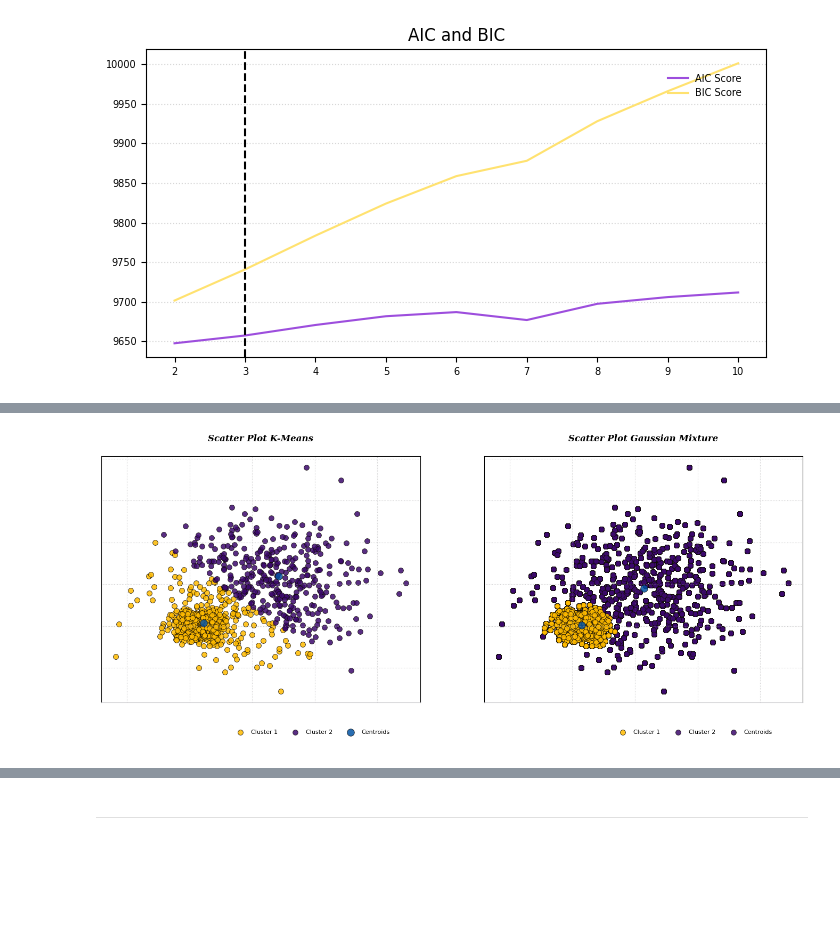
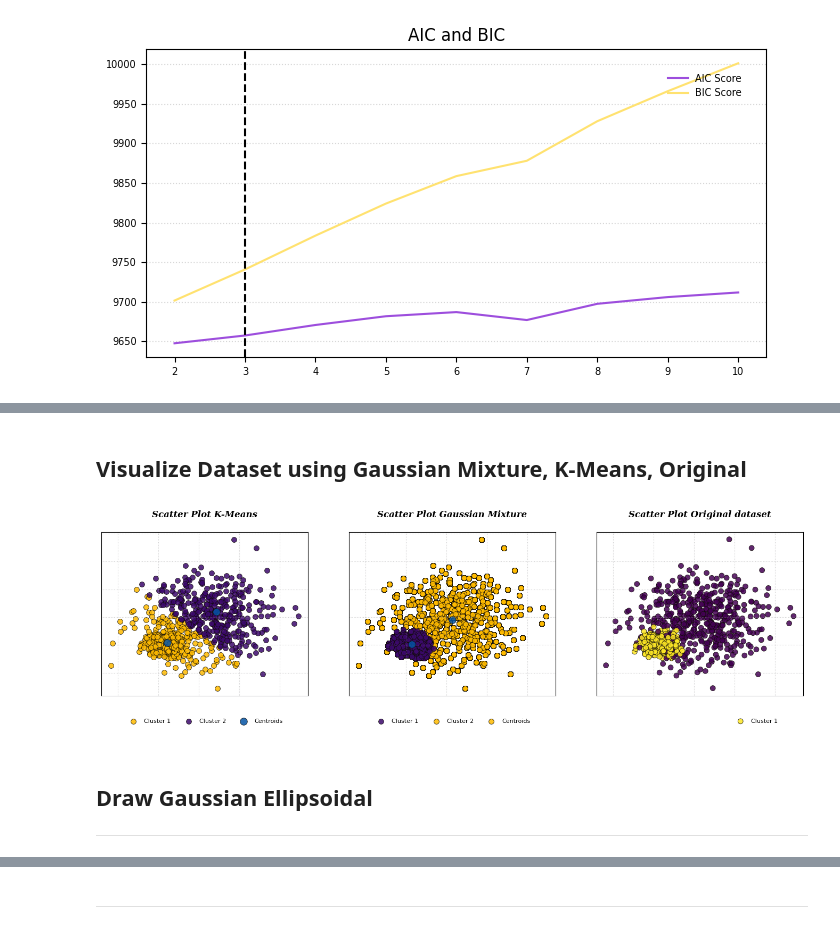
Before and after one commit to DandiMahendris/Gaussian-mixture-from-scratch, a Jupyter notebook: test.ipynb, the cells around one changed output, grey strips where cells are left out. Drawn from its saved outputs; the diff is of its cells as text; code cells hidden in the pictures; blank space fills up the shorter version.

```diff
--- a/test.ipynb
+++ b/test.ipynb
@@ -51,5 +73,6 @@ from sklearn.decomposition import PCA
 # %%
-gm = GaussianMixture(n_components=2, init_params='k-means++', random_state=42, n_init=10)
+# Create
+gm = GaussianMixture(n_components=2, init_params='k-means++', random_state=42, n_init=20)
 # %%
 gm.fit(X)
 
@@ -118,33 +115,51 @@ ax.spines['bottom'].set_color('#CAC9CD')
+# %% [markdown]
+## Visualize Dataset using Gaussian Mixture, K-Means, Original
 # %%
 cluster_colors=['#FFBB00', '#3C096C', '#9D4EDD', '#FFE270']
 labels = ['Cluster 1', 'Cluster 2', 'Centroids']
 title=dict(fontsize=12, fontweight='bold', style='italic', fontfamily='serif')
 text_style=dict(fontweight='bold', fontfamily='serif')
 scatter_style=dict(linewidth=0.65, edgecolor='#100C07', alpha=0.85)
 legend_style=dict(borderpad=2, frameon=False, fontsize=8)
 
+# ------
 y_kmeans_ = list(set(y_kmeans))
 y_gmix_ = list(set(y_gmix))
 
-fig, (ax1,ax2) = plt.subplots(1, 2, figsize=(17, 6))
+fig, (ax1,ax2,ax3) = plt.subplots(1, 3, figsize=(17, 4))
+
+# --- Kmeans Clustering --- #
 for i in y_kmeans_:
     ax1.scatter(X[y_kmeans==i, 0], X[y_kmeans==i, 1], s=50, c=cluster_colors[i], **scatter_style)
 ax1.scatter(km.cluster_centers_ [:,0], km.cluster_centers_[:,1], s=95, c="#0353A4", label='centroids', **scatter_style)
 ax1.set_title('Scatter Plot K-Means\n', **title)
 ax1.legend(labels, bbox_to_anchor=(0.95, -0.05), ncol=5, **legend_style)
 ax1.grid(axis='both', alpha=0.5, color='#9B9A9C', linestyle='dotted')
 ax1.tick_params(left=False, right=False , labelleft=False , labelbottom=False, bottom=False)
 ax1.spines['bottom'].set_visible(True)
 ax1.spines['bottom'].set_color('#CAC9CD')
 
+# --- Gaussian Mixture Clustering --- #
 for i in y_gmix:
     ax2.scatter(X[y_gmix==i, 0], X[y_gmix==i, 1], s=50, c=cluster_colors[i], **scatter_style)
 ax2.scatter(gm.means_[:,0], gm.means_[:,1], s=95, c="#0353A4", label='centroids', **scatter_style)
 ax2.set_title('Scatter Plot Gaussian Mixture\n', **title)
 ax2.legend(labels, bbox_to_anchor=(0.95, -0.05), ncol=5, **legend_style)
 ax2.grid(axis='both', alpha=0.5, color='#9B9A9C', linestyle='dotted')
 ax2.tick_params(left=False, right=False , labelleft=False , labelbottom=False, bottom=False)
 ax2.spines['bottom'].set_visible(True)
 ax2.spines['bottom'].set_color('#CAC9CD')
+
+# --- Original Dataset --- #
+ax3.scatter(X[:,0], X[:,1], c=y, s=50, cmap=plt.get_cmap('viridis'), **scatter_style)
+ax3.set_title("Scatter Plot Original dataset\n", **title)
+ax3.legend(labels, bbox_to_anchor=(0.95, -0.05), ncol=5, **legend_style)
+ax3.grid(axis='both', alpha=0.5, color='#9B9A9C', linestyle='dotted')
+ax3.tick_params(left=False, right=False , labelleft=False , labelbottom=False, bottom=False)
+ax3.spines['bottom'].set_visible(True)
+ax3.spines['bottom'].set_color('#CAC9CD')
 # %% [output]
-[figure, old version]
+[figure, new version]
+# %% [markdown]
+## Draw Gaussian Ellipsoidal
+-----
```
Also changed, not shown: parts of 34 cells of this notebook, 14 other files.
